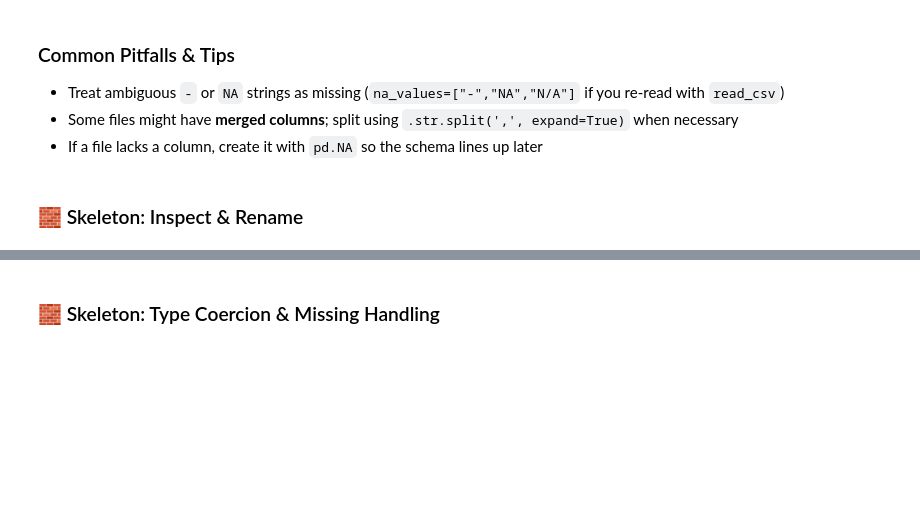
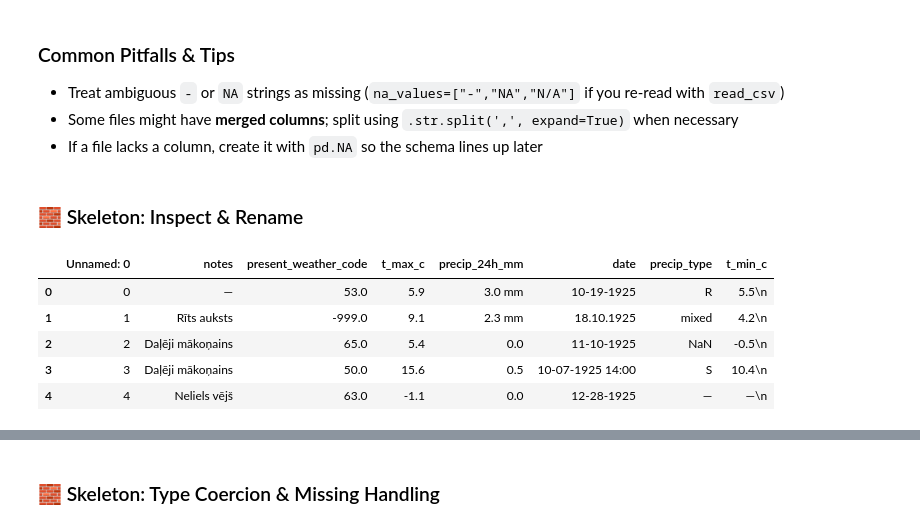
Before and after one commit to ValRCS/RTU_Data_Analysis_Visualization_CPD, a Jupyter notebook: notebooks/day2_data_cleaning_preparation.ipynb, the cells around one changed output, grey strips where cells are left out. Drawn from its saved outputs; the diff is of its cells as text; code cells hidden in the pictures; blank space fills up the shorter version.

```diff
--- a/notebooks/day2_data_cleaning_preparation.ipynb
+++ b/notebooks/day2_data_cleaning_preparation.ipynb
@@ -650,27 +650,17 @@ EXTRA_URL = 'https://github.com/ValRCS/RTU_Data_Analysis_Visualization_CPD/raw/r
 DATA_DIR = Path('day_2_exercise')
 
 # 1) Download & unzip
-# download_and_unzip(EXTRA_URL, DATA_DIR)
+download_and_unzip(EXTRA_URL, DATA_DIR)
 
 # # 2) Print contents of DATA DIR
 
-# data_files = sorted(DATA_DIR.glob('*.txt'))
-# for file_name in data_files: # file_names is just a variable name
-#   print(file_name)
+data_files = sorted(DATA_DIR.glob('*.txt'))
+for file_name in data_files: # file_names is just a variable name
+  print(file_name)
 
 # 2) Inspect: list files & counts
-# for p in sorted(DATA_DIR.glob('*.txt')):
-#     print(p.name, '->', count_lines(p))
-
-# 3) Clean all files
-# results = clean_files(DATA_DIR)
-# results
-
-# 4) Load cleaned files
-# dfs_extra = {}
-# for p in sorted(DATA_DIR.glob('*.good.txt')):
-#     dfs_extra[p.stem] = load_cleaned_file(p)
-# {k: v.head() for k, v in dfs_extra.items()}
+for p in sorted(DATA_DIR.glob('*.txt')):
+    print(p.name, '->', count_lines(p))
 # %% [output]
 day_2_exercise/dobele_1925.txt
 day_2_exercise/mersrags_extra_1925.txt
@@ -678,5 +671,10 @@ day_2_exercise/pavilosta_1925.txt
 # %%
 # # let us test on day_2_exercise folder
-# INPUT_FOLDER = Path("day_2_exercise") # this should actually exist
-# OUTPUT_FOLDER = Path("day_2_exercise_output") # this can be any valid folder name
-# create_xlsx_files(INPUT_FOLDER, OUTPUT_FOLDER)
+INPUT_FOLDER = Path("day_2_exercise") # this should actually exist
+OUTPUT_FOLDER = Path("day_2_exercise_output") # this can be any valid folder name
+create_xlsx_files(INPUT_FOLDER, OUTPUT_FOLDER)
+# %%
+# let us download all files from OUTPUT_FOLDER
+# from google.colab import files # not necessary if you already imported before
+for p in sorted(Path(OUTPUT_FOLDER).glob("*.xlsx")):
+    files.download(p)
@@ -737,3 +742,20 @@ In this section, you will standardize each DataFrame from Part 2 so they share a
 - If a file lacks a column, create it with `pd.NA` so the schema lines up later
 # %% [markdown]
 ### 🧱 Skeleton: Inspect & Rename
+# %%
+# let us load xlsx files from day_2_xlsx folder
+xlsx_files = sorted(Path("day_2_xlsx").glob("*.xlsx"))
+dfs_extra = {}
+for p in xlsx_files:
+    dfs_extra[p.stem] = pd.read_excel(p)
+# %%
+# let us look at first df in dfs_extra
+df = dfs_extra['aluksne_1925']
+df.head()
+# %% [output]
+|  | Unnamed: 0 | notes | present_weather_code | t_max_c | precip_24h_mm | date | precip_type | t_min_c |
+| 0 | 0 | — | 53.0 | 5.9 | 3.0 mm | 10-19-1925 | R | 5.5\n |
+| 1 | 1 | Rīts auksts | -999.0 | 9.1 | 2.3 mm | 18.10.1925 | mixed | 4.2\n |
+| 2 | 2 | Daļēji mākoņains | 65.0 | 5.4 | 0.0 | 11-10-1925 | NaN | -0.5\n |
+| 3 | 3 | Daļēji mākoņains | 50.0 | 15.6 | 0.5 | 10-07-1925 14:00 | S | 10.4\n |
+| 4 | 4 | Neliels vējš | 63.0 | -1.1 | 0.0 | 12-28-1925 | — | —\n |
```
Also changed, not shown: parts of 26 cells of this notebook.
